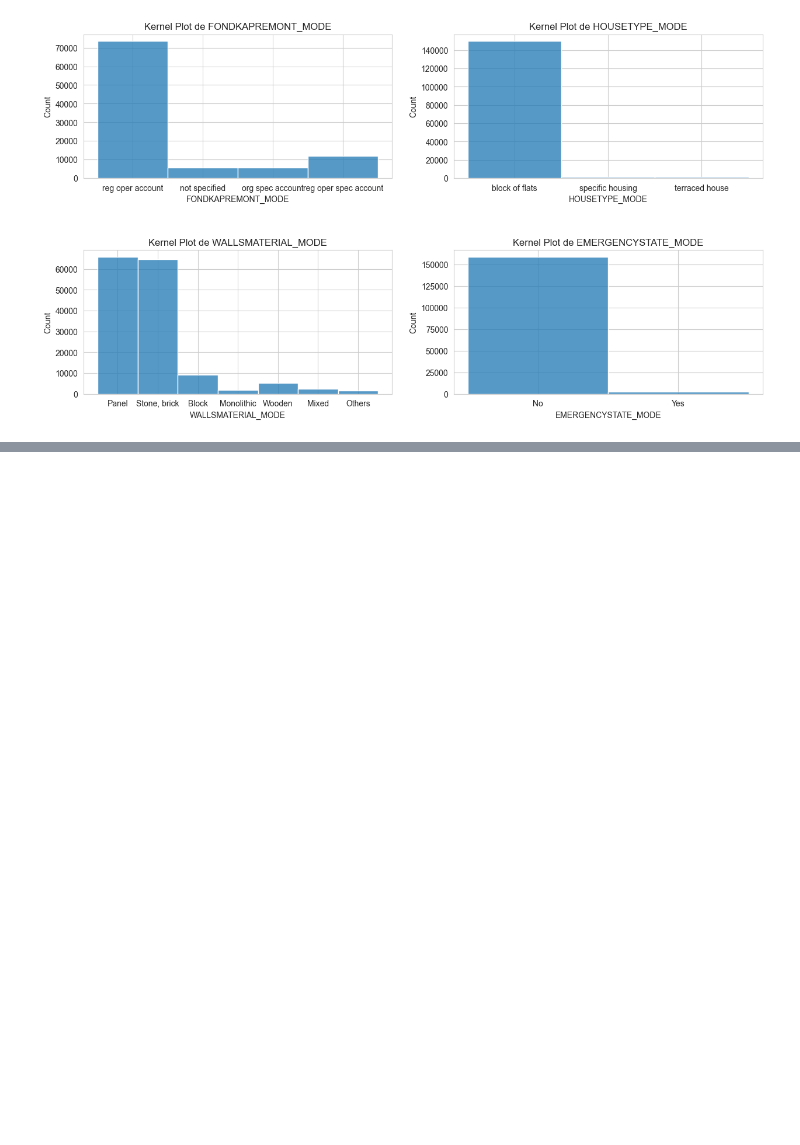
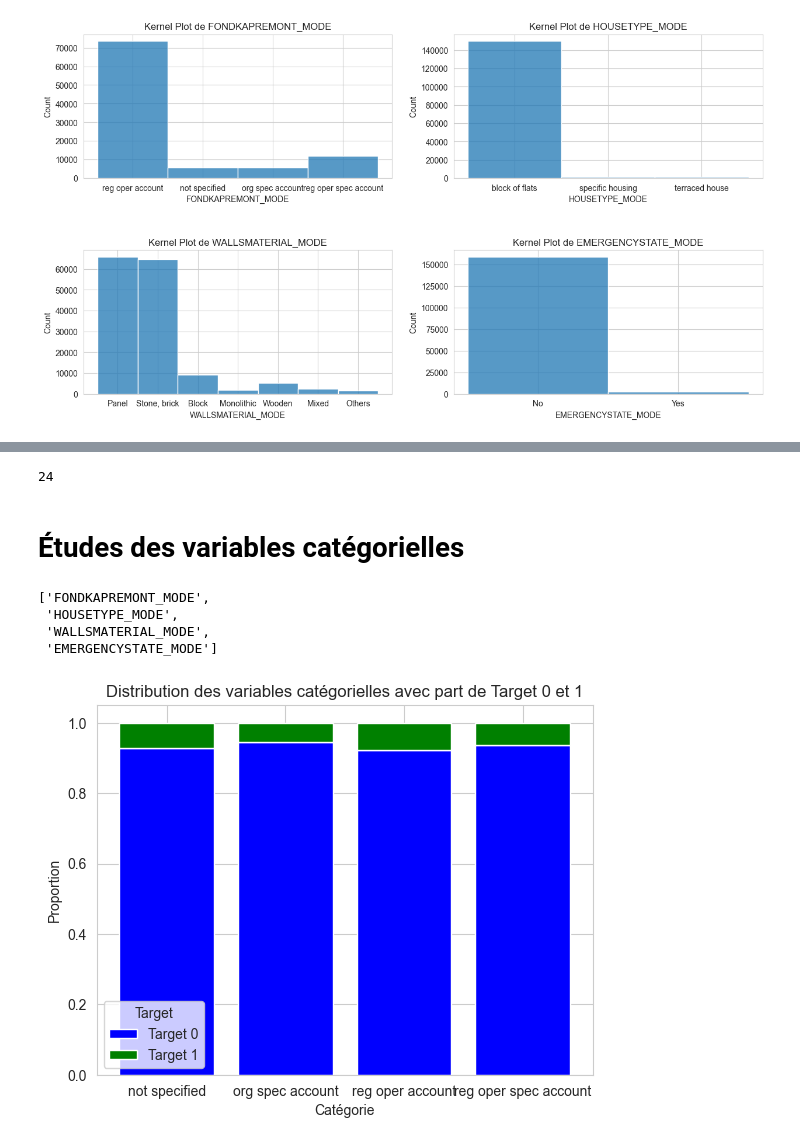
Before and after one commit to SamuelBaheux/Challenge_Nexialog, a Jupyter notebook: notebooks/feature_selection.ipynb, the cells around one changed output, grey strips where cells are left out. Saved outputs shown, nothing was run; the diff lists cells and outputs as text; code cells hidden in the pictures; blank space fills up the shorter version.

```diff
--- a/notebooks/feature_selection.ipynb
+++ b/notebooks/feature_selection.ipynb
@@ -61,0 +70,6 @@ plt.show()
+# %%
+for col in nums:
+    data[col].fillna(data[col].mean(), inplace=True)
+
+for col in cats:
+    data[col].fillna(data[col].mode()[0], inplace=True)
@@ -78,0 +136,35 @@ AA
+# %%
+len(var_dependantes)
+# %% [output]
+24
+# %% [markdown]
+# Études des variables catégorielles
+# %%
+var_cat_dependantes
+# %% [output]
+['FONDKAPREMONT_MODE',
+ 'HOUSETYPE_MODE',
+ 'WALLSMATERIAL_MODE',
+ 'EMERGENCYSTATE_MODE']
+# %%
+grouped = data.groupby('FONDKAPREMONT_MODE')['TARGET'].value_counts(normalize=True).unstack()
+
+# Préparation des données pour le graphique
+categories = grouped.index
+target_0 = grouped[0]
+target_1 = grouped[1]
+
+# Créer un graphique à barres
+plt.bar(categories, target_0, color='blue', label='Target 0')
+plt.bar(categories, target_1, bottom=target_0, color='green', label='Target 1')
+
+# Ajouter des titres et des étiquettes
+plt.title('Distribution des variables catégorielles avec part de Target 0 et 1')
+plt.xlabel('Catégorie')
+plt.ylabel('Proportion')
+plt.legend(title='Target')
+
+# Afficher le graphique
+plt.show()
+# %% [output]
+[figure, added]
```
Also changed, not shown: parts of 12 cells of this notebook, 7 other files.
